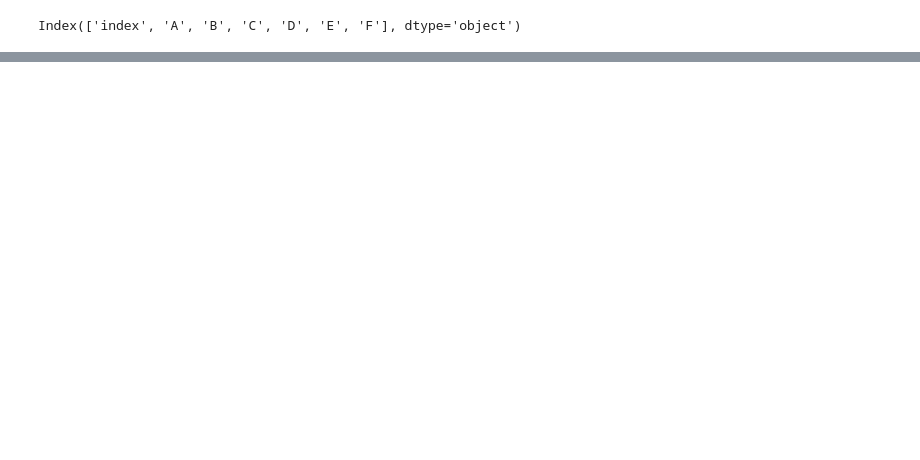
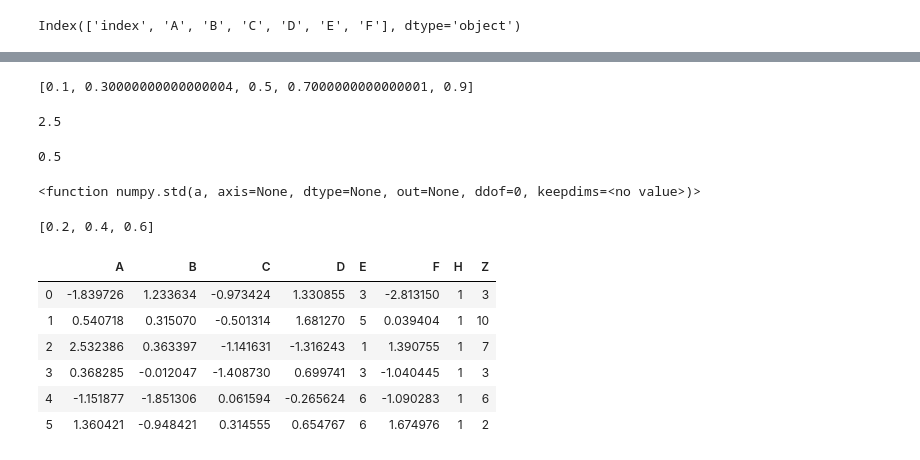
Before and after one commit to Shin-Sangseok/Google_colab_practice, a Jupyter notebook: colab_test_1.ipynb, the cells around one changed output, grey strips where cells are left out. Saved outputs shown, nothing was run; the diff lists cells and outputs as text; code cells hidden in the pictures; blank space fills up the shorter version.

```diff
--- a/colab_test_1.ipynb
+++ b/colab_test_1.ipynb
@@ -536,0 +624,33 @@ AttributeError: module 'random' has no attribute 'randin'
+# %%
+ #a_list의 각각의 모든 데이터에 0.1을 곱해보세요 변경된 a_list의 합과 평균
+a_list = [x*0.1 for x in a_list]
+a_list
+# %% [output]
+[0.1, 0.30000000000000004, 0.5, 0.7000000000000001, 0.9]
+# %%
+sum(a_list)
+# %% [output]
+2.5
+# %%
+np.mean(a_list)
+# %% [output]
+0.5
+# %%
+np.std
+# %% [output]
+<function numpy.std(a, axis=None, dtype=None, out=None, ddof=0, keepdims=<no value>)>
+# %%
+[x + 0.1 for x in a_list][:3]
+# %% [output]
+[0.2, 0.4, 0.6]
+# %%
+#df3.drop(columns=['H'], inplace=True)
+df3
+# %% [output]
+|  | A | B | C | D | E | F | H | Z |
+| 0 | -1.839726 | 1.233634 | -0.973424 | 1.330855 | 3 | -2.813150 | 1 | 3 |
+| 1 | 0.540718 | 0.315070 | -0.501314 | 1.681270 | 5 | 0.039404 | 1 | 10 |
+| 2 | 2.532386 | 0.363397 | -1.141631 | -1.316243 | 1 | 1.390755 | 1 | 7 |
+| 3 | 0.368285 | -0.012047 | -1.408730 | 0.699741 | 3 | -1.040445 | 1 | 3 |
+| 4 | -1.151877 | -1.851306 | 0.061594 | -0.265624 | 6 | -1.090283 | 1 | 6 |
+| 5 | 1.360421 | -0.948421 | 0.314555 | 0.654767 | 6 | 1.674976 | 1 | 2 |
```
Also changed, not shown: parts of 50 cells of this notebook, 22 other files.
